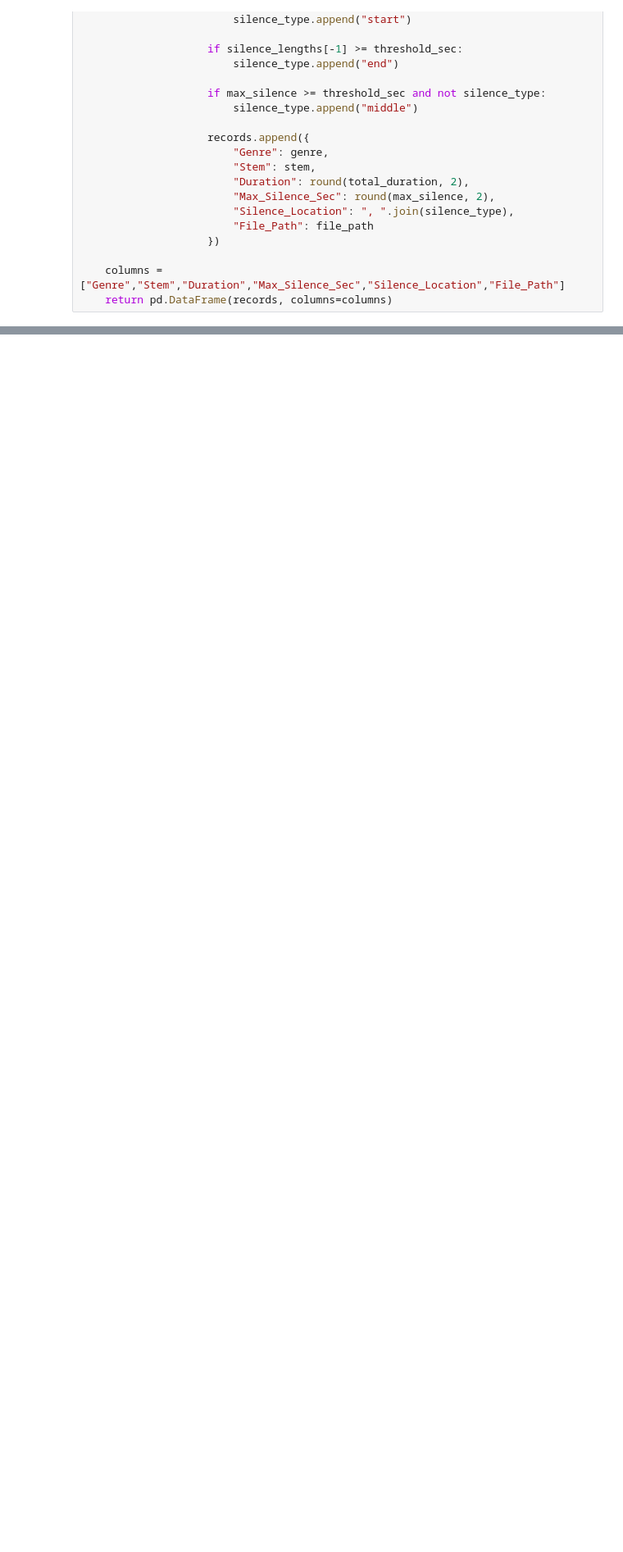
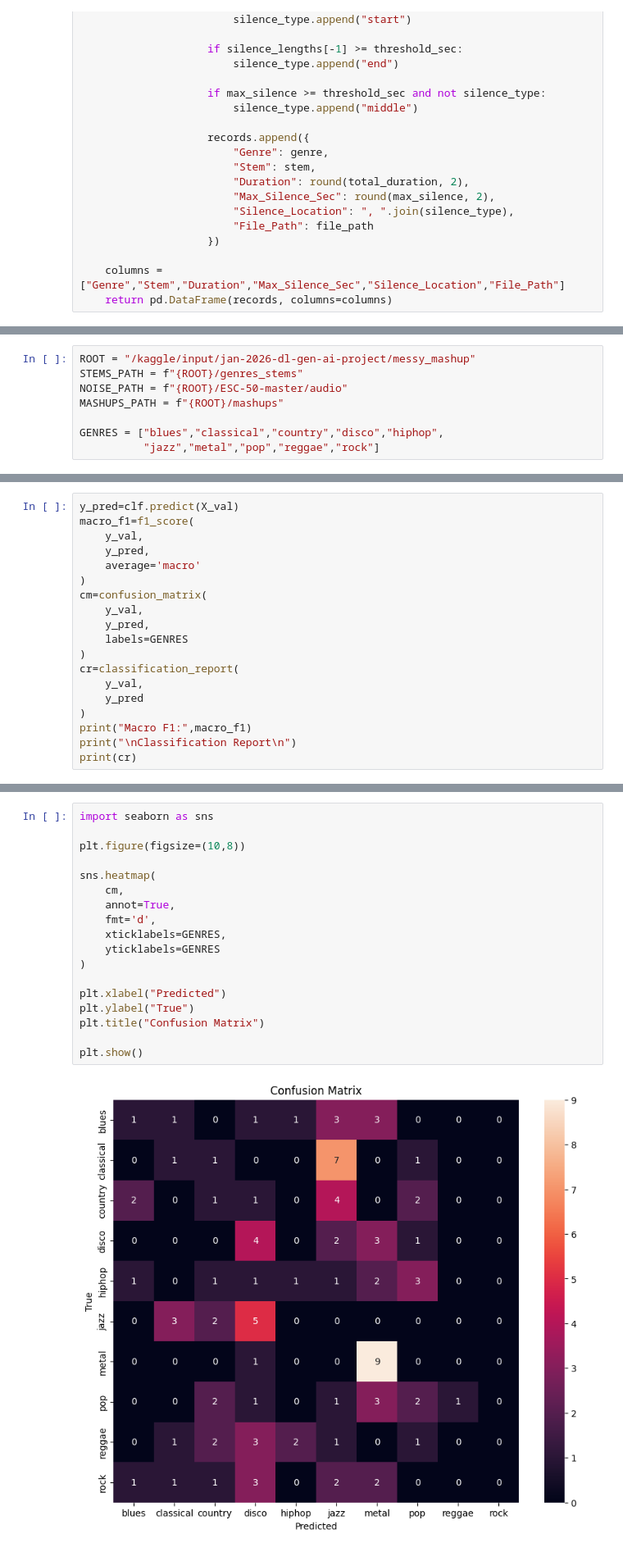
Before and after one commit to 24f1001527/dl-genai-project, a Jupyter notebook: dl-24f1001527-notebook-t12026.ipynb, the cells around one changed output, grey strips where cells are left out. Shown at 82% size. Saved outputs shown, nothing was run; the diff lists cells and outputs as text; blank space fills up the shorter version.

```diff
--- a/dl-24f1001527-notebook-t12026.ipynb
+++ b/dl-24f1001527-notebook-t12026.ipynb
@@ -448,0 +800,8 @@ print("Q12:",Q12)
+# %%
+ROOT = "/kaggle/input/jan-2026-dl-gen-ai-project/messy_mashup"
+STEMS_PATH = f"{ROOT}/genres_stems"
+NOISE_PATH = f"{ROOT}/ESC-50-master/audio"
+MASHUPS_PATH = f"{ROOT}/mashups"
+
+GENRES = ["blues","classical","country","disco","hiphop",
+          "jazz","metal","pop","reggae","rock"]
@@ -448,0 +1039,19 @@ print("Q12:",Q12)
+# %%
+y_pred=clf.predict(X_val)
+macro_f1=f1_score(
+    y_val,
+    y_pred,
+    average='macro'
+)
+cm=confusion_matrix(
+    y_val,
+    y_pred,
+    labels=GENRES
+)
+cr=classification_report(
+    y_val,
+    y_pred
+)
+print("Macro F1:",macro_f1)
+print("\nClassification Report\n")
+print(cr)
@@ -448,0 +1079,20 @@ print("Q12:",Q12)
+# %%
+import seaborn as sns
+
+plt.figure(figsize=(10,8))
+
+sns.heatmap(
+    cm,
+    annot=True,
+    fmt='d',
+    xticklabels=GENRES,
+    yticklabels=GENRES
+)
+
+plt.xlabel("Predicted")
+plt.ylabel("True")
+plt.title("Confusion Matrix")
+
+plt.show()
+# %% [output]
+[figure, added]
```
Also changed, not shown: parts of 39 cells of this notebook.
